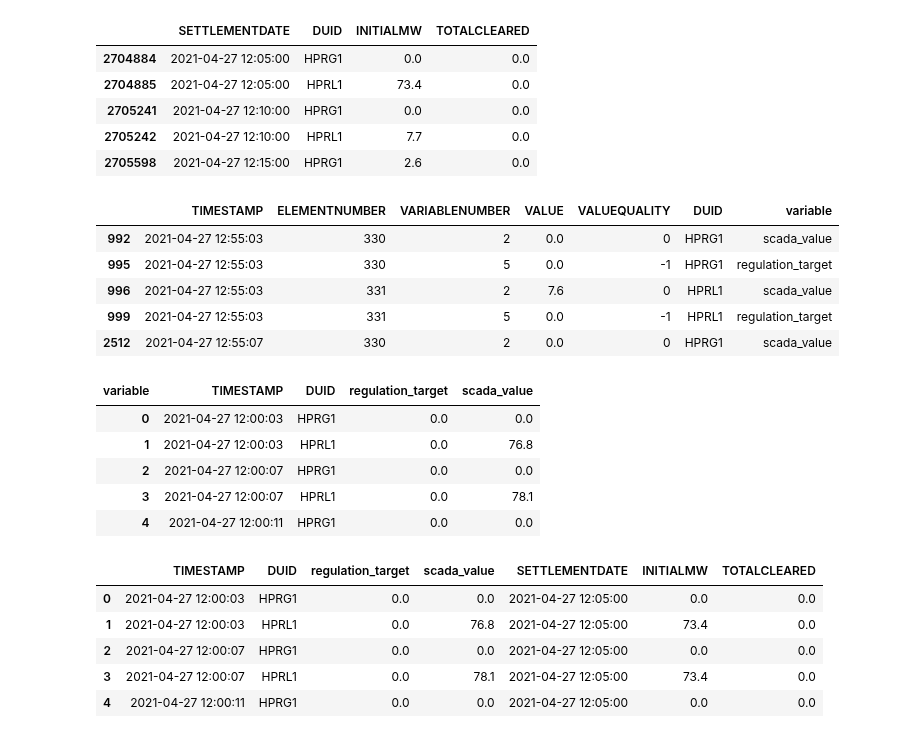
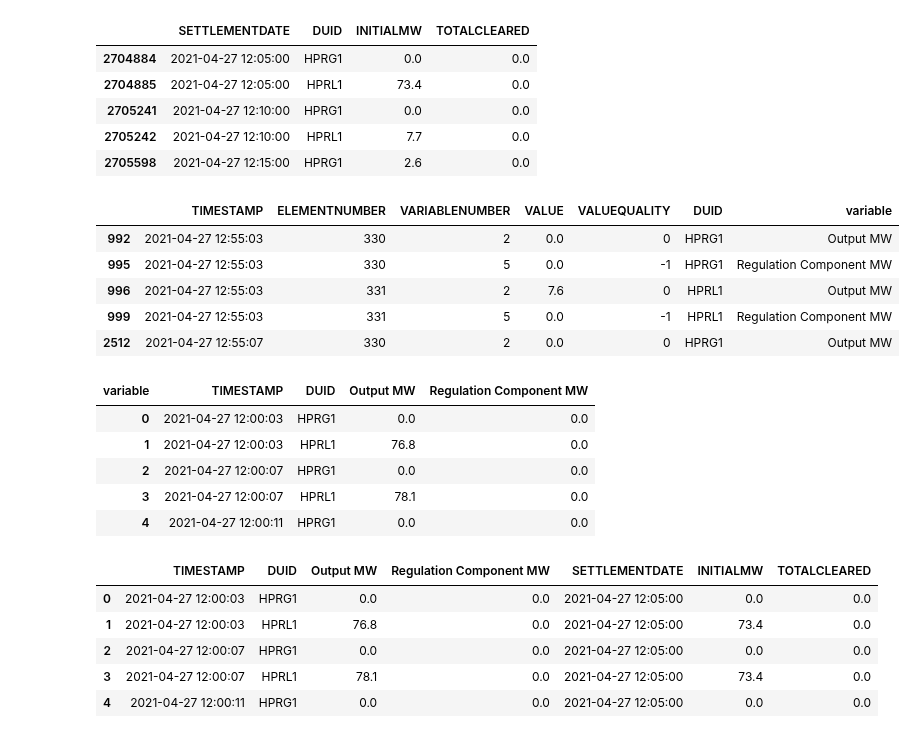
Before and after one commit to UNSW-CEEM/NEMOSIS, a Jupyter notebook: examples/agc_target_vs_scada.ipynb, the cells around one changed output. Cells and saved outputs as stored; diff of their text form; code cells hidden in the pictures.

```diff
--- a/examples/agc_target_vs_scada.ipynb
+++ b/examples/agc_target_vs_scada.ipynb
@@ -106,37 +124,37 @@ targets_5min_resolution.head()
 # %%
 # Add some more readable descriptors to the 4s data.
 elements = {
     330: 'HPRG1',
     331: 'HPRL1'
 }
 
 variables = {
-    2: 'scada_value',
-    5: 'regulation_target'
+    2: 'Output MW',
+    5: 'Regulation Component MW'
 }
 
 scada_4s_resolution['DUID'] = scada_4s_resolution['ELEMENTNUMBER'].apply(lambda x: elements[x])
 scada_4s_resolution['variable'] = scada_4s_resolution['VARIABLENUMBER'].apply(lambda x: variables[x])
 
 scada_4s_resolution.head()
 # %% [output]
 |  | TIMESTAMP | ELEMENTNUMBER | VARIABLENUMBER | VALUE | VALUEQUALITY | DUID | variable |
-| 992 | 2021-04-27 12:55:03 | 330 | 2 | 0.0 | 0 | HPRG1 | scada_value |
-| 995 | 2021-04-27 12:55:03 | 330 | 5 | 0.0 | -1 | HPRG1 | regulation_target |
-| 996 | 2021-04-27 12:55:03 | 331 | 2 | 7.6 | 0 | HPRL1 | scada_value |
-| 999 | 2021-04-27 12:55:03 | 331 | 5 | 0.0 | -1 | HPRL1 | regulation_target |
-| 2512 | 2021-04-27 12:55:07 | 330 | 2 | 0.0 | 0 | HPRG1 | scada_value |
+| 992 | 2021-04-27 12:55:03 | 330 | 2 | 0.0 | 0 | HPRG1 | Output MW |
+| 995 | 2021-04-27 12:55:03 | 330 | 5 | 0.0 | -1 | HPRG1 | Regulation Component MW |
+| 996 | 2021-04-27 12:55:03 | 331 | 2 | 7.6 | 0 | HPRL1 | Output MW |
+| 999 | 2021-04-27 12:55:03 | 331 | 5 | 0.0 | -1 | HPRL1 | Regulation Component MW |
+| 2512 | 2021-04-27 12:55:07 | 330 | 2 | 0.0 | 0 | HPRG1 | Output MW |
 # %%
 # Resahpe the 4s data.
 scada_4s_resolution = scada_4s_resolution.pivot(index=['TIMESTAMP', 'DUID'], columns='variable', values='VALUE')
 scada_4s_resolution.reset_index(inplace=True)
 scada_4s_resolution.head()
 # %% [output]
-| variable | TIMESTAMP | DUID | regulation_target | scada_value |
+| variable | TIMESTAMP | DUID | Output MW | Regulation Component MW |
 | 0 | 2021-04-27 12:00:03 | HPRG1 | 0.0 | 0.0 |
-| 1 | 2021-04-27 12:00:03 | HPRL1 | 0.0 | 76.8 |
+| 1 | 2021-04-27 12:00:03 | HPRL1 | 76.8 | 0.0 |
 | 2 | 2021-04-27 12:00:07 | HPRG1 | 0.0 | 0.0 |
-| 3 | 2021-04-27 12:00:07 | HPRL1 | 0.0 | 78.1 |
+| 3 | 2021-04-27 12:00:07 | HPRL1 | 78.1 | 0.0 |
 | 4 | 2021-04-27 12:00:11 | HPRG1 | 0.0 | 0.0 |
 # %%
 # Merge the 4s and 5min data such that each 4s data point is paired with the
@@ -146,11 +164,11 @@ scada = pd.merge_asof(scada_4s_resolution, targets_5min_resolution,
                       direction='forward')
 scada.head()
 # %% [output]
-|  | TIMESTAMP | DUID | regulation_target | scada_value | SETTLEMENTDATE | INITIALMW | TOTALCLEARED |
+|  | TIMESTAMP | DUID | Output MW | Regulation Component MW | SETTLEMENTDATE | INITIALMW | TOTALCLEARED |
 | 0 | 2021-04-27 12:00:03 | HPRG1 | 0.0 | 0.0 | 2021-04-27 12:05:00 | 0.0 | 0.0 |
-| 1 | 2021-04-27 12:00:03 | HPRL1 | 0.0 | 76.8 | 2021-04-27 12:05:00 | 73.4 | 0.0 |
+| 1 | 2021-04-27 12:00:03 | HPRL1 | 76.8 | 0.0 | 2021-04-27 12:05:00 | 73.4 | 0.0 |
 | 2 | 2021-04-27 12:00:07 | HPRG1 | 0.0 | 0.0 | 2021-04-27 12:05:00 | 0.0 | 0.0 |
-| 3 | 2021-04-27 12:00:07 | HPRL1 | 0.0 | 78.1 | 2021-04-27 12:05:00 | 73.4 | 0.0 |
+| 3 | 2021-04-27 12:00:07 | HPRL1 | 78.1 | 0.0 | 2021-04-27 12:05:00 | 73.4 | 0.0 |
 | 4 | 2021-04-27 12:00:11 | HPRG1 | 0.0 | 0.0 | 2021-04-27 12:05:00 | 0.0 | 0.0 |
 # %%
 # Calculate the fraction of the linear ramp from the initial operating level
```
Also changed, not shown: parts of 6 cells of this notebook, 2 other files.
